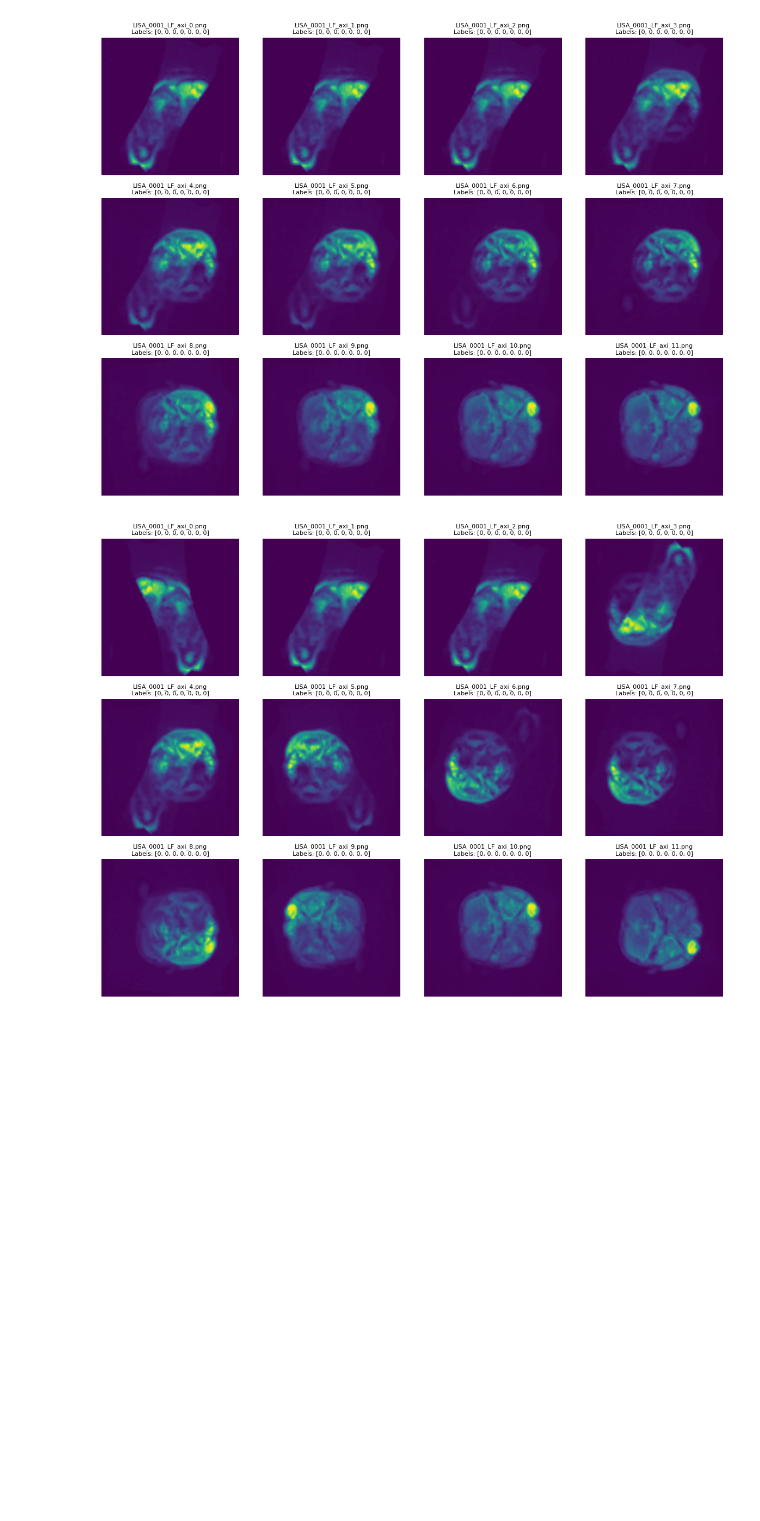
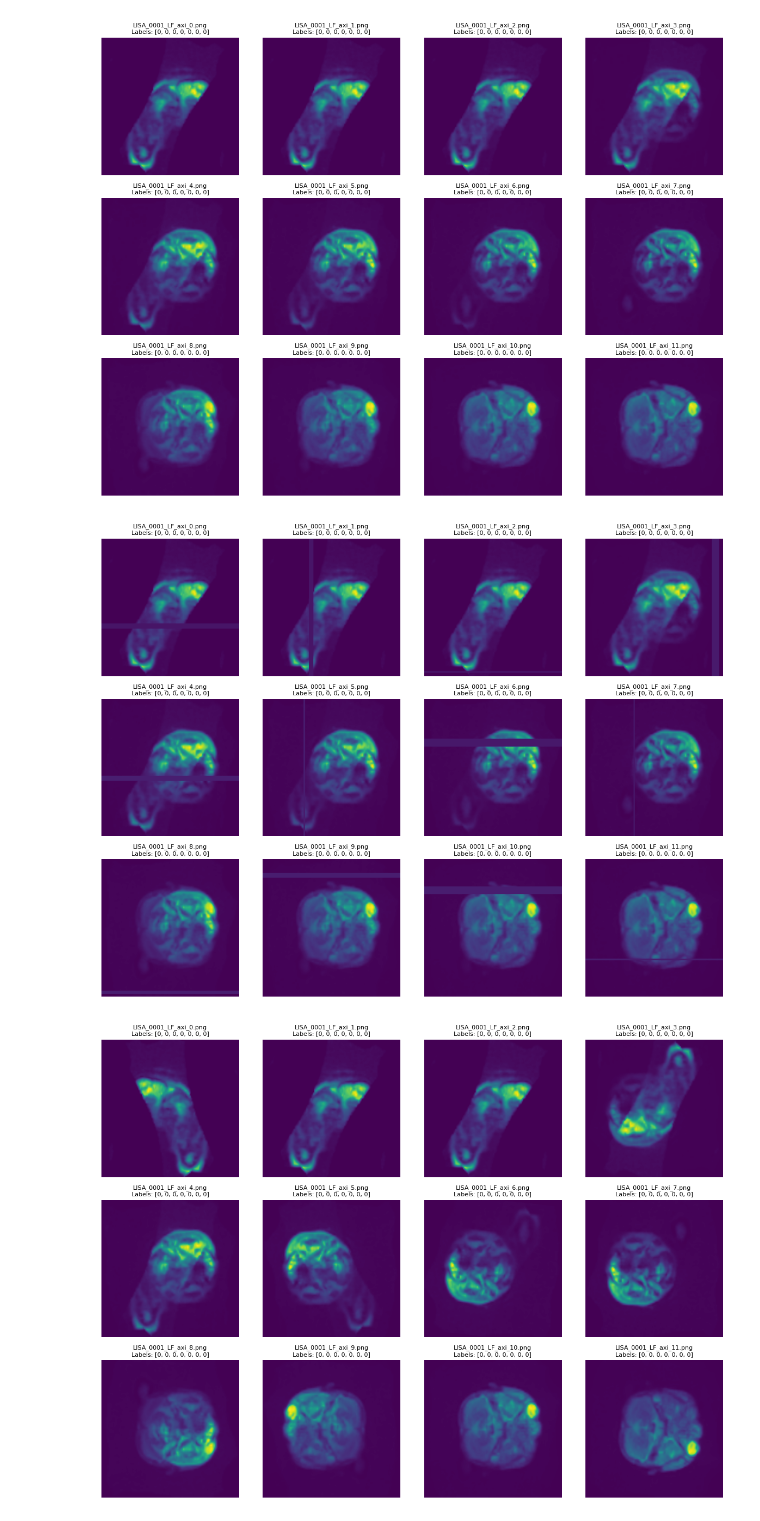
Before and after one commit to CristianLazoQuispe/lisa-challenge2025-task1, a Jupyter notebook: codes/notebooks/03_2D_Augmentation.ipynb, the cells around one changed output. Cells and saved outputs as stored; diff of their text form; code cells hidden in the pictures; blank space fills up the shorter version.

```diff
--- a/codes/notebooks/03_2D_Augmentation.ipynb
+++ b/codes/notebooks/03_2D_Augmentation.ipynb
@@ -57,6 +57,20 @@ dataset_vis = MRIDataset2D(df=df_train,is_train=True,use_augmentation=False,is_n
 plot_image_grid(dataset_vis, rows=3, cols=4,cmap=None)
 # %% [output]
 [figure]
+# %%
+transform = [
+            A.Resize(512, 512),
+            # 🔁 Flip + rotación leve
+            #new_augmentations.CenterDeBorder(max_crop=0.1, p=1.0), #, min_keep=8
+            #new_augmentations.RandomZipperStripe(p=1.0, max_amp=0.18, min_period=6, max_period=22, axis="rand"),
+            new_augmentations.RandomBandCut(p=1.0),
+            ToTensorV2()]
+# ✅ Crea el dataset (usa `use_augmentation=False` para visualización clara)
+dataset_vis = MRIDataset2D(df=df_train,is_train=True,use_augmentation=True,is_numpy=True,labels=labels,transform=transform)
+# ✅ Visualiza
+plot_image_grid(dataset_vis, rows=3, cols=4,cmap=None)
+# %% [output]
+[figure, added]
 # %%
 transform = [
             A.Resize(512, 512),
```
Also changed, not shown: parts of 1 cell of this notebook, 5 other files.
